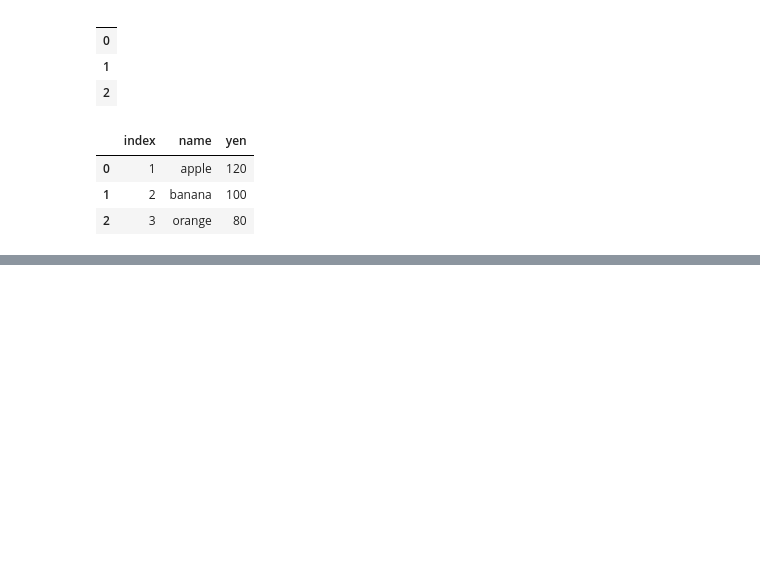
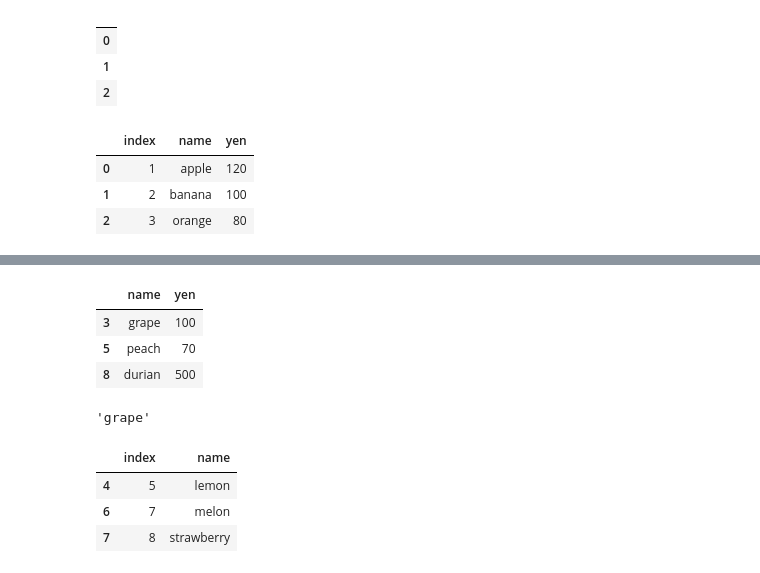
Before and after one commit to WAT36/python, a Jupyter notebook: cheatsheet/pandas.ipynb, the cells around one changed output, grey strips where cells are left out. Cells and saved outputs as stored; diff of their text form; code cells hidden in the pictures; blank space fills up the shorter version.

```diff
--- a/cheatsheet/pandas.ipynb
+++ b/cheatsheet/pandas.ipynb
@@ -186,0 +216,21 @@ df
+# %%
+#行名、列名はリストで複数指定することもできる。返り値はDataframe
+df.loc[[3,5,8],['name','yen']]
+# %% [output]
+|  | name | yen |
+| 3 | grape | 100 |
+| 5 | peach | 70 |
+| 8 | durian | 500 |
+# %%
+#行番号、列番号を指定して抽出するにはdf.iloc
+df.iloc[3,1]
+# %% [output]
+'grape'
+# %%
+#同じように、行番号、列番号をリストで指定することもできる
+df.iloc[[4,6,7],[0,1]]
+# %% [output]
+|  | index | name |
+| 4 | 5 | lemon |
+| 6 | 7 | melon |
+| 7 | 8 | strawberry |
```
Also changed, not shown: parts of 9 cells of this notebook.
